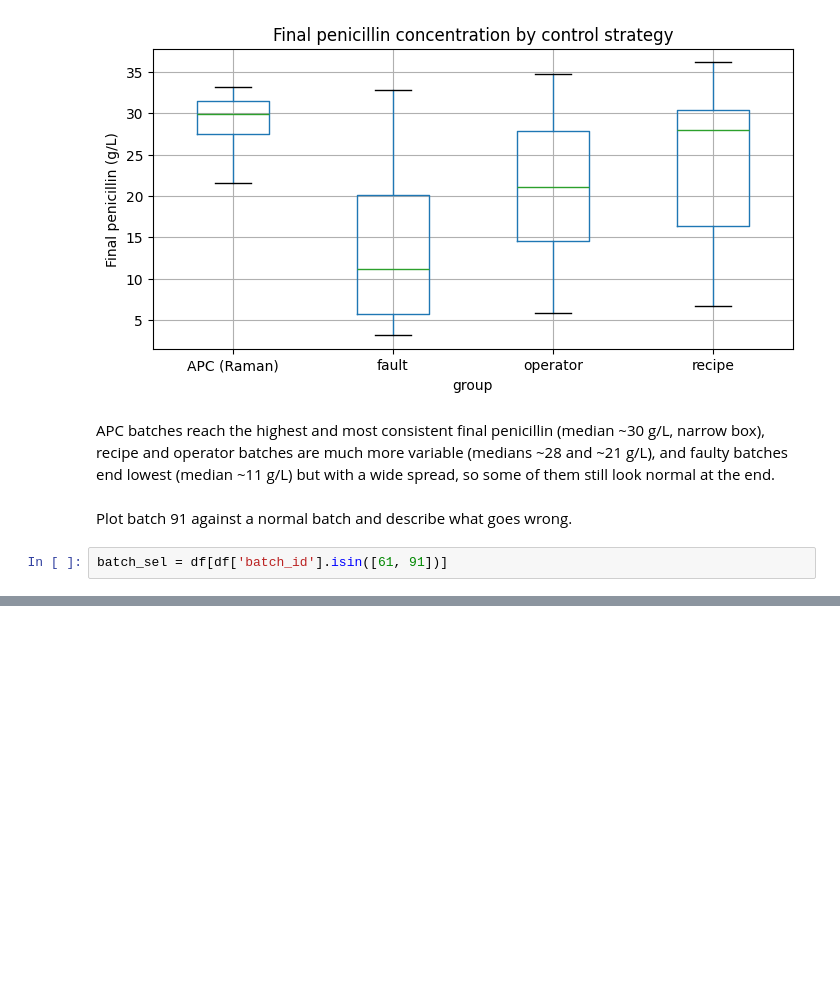
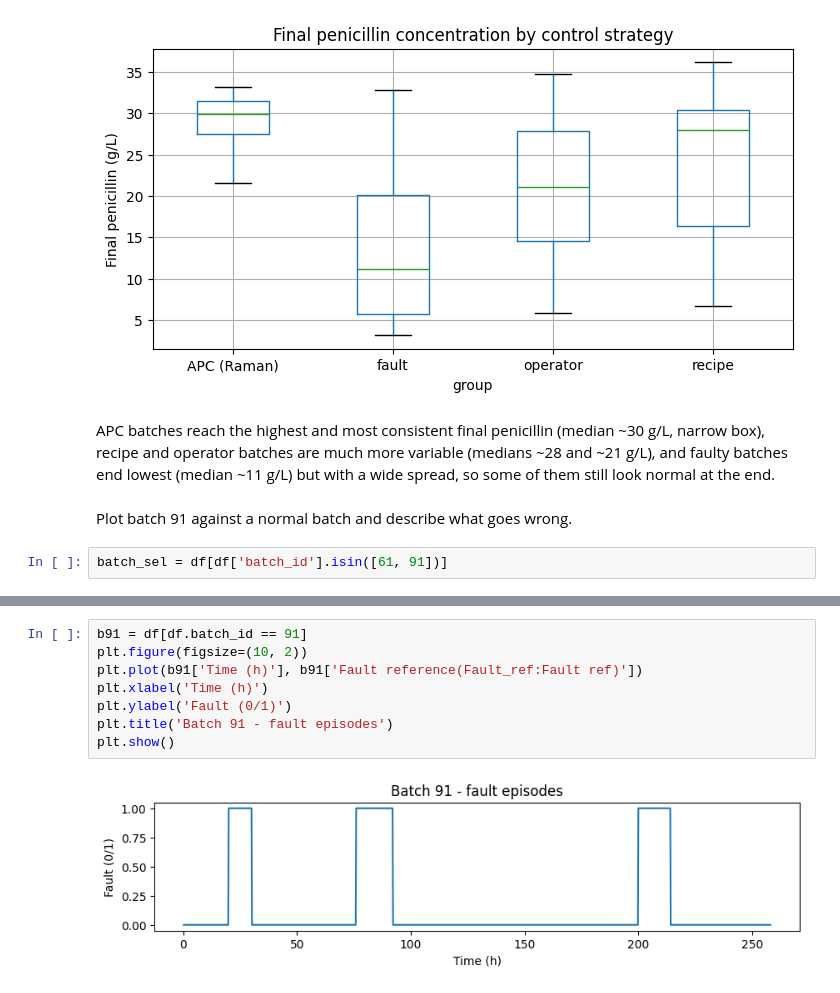
Before and after one commit to AHichem/resilient-process-monitoring, a Jupyter notebook: notebooks/01_load_and_explore.ipynb, the cells around one changed output, grey strips where cells are left out. Drawn from its saved outputs; the diff is of its cells as text; blank space fills up the shorter version.

```diff
--- a/notebooks/01_load_and_explore.ipynb
+++ b/notebooks/01_load_and_explore.ipynb
@@ -647,0 +664,10 @@ plt.show()
+# %%
+b91 = df[df.batch_id == 91]
+plt.figure(figsize=(10, 2))
+plt.plot(b91['Time (h)'], b91['Fault reference(Fault_ref:Fault ref)'])
+plt.xlabel('Time (h)')
+plt.ylabel('Fault (0/1)')
+plt.title('Batch 91 - fault episodes')
+plt.show()
+# %% [output]
+[figure, added]
```
Also changed, not shown: parts of 4 cells of this notebook.
